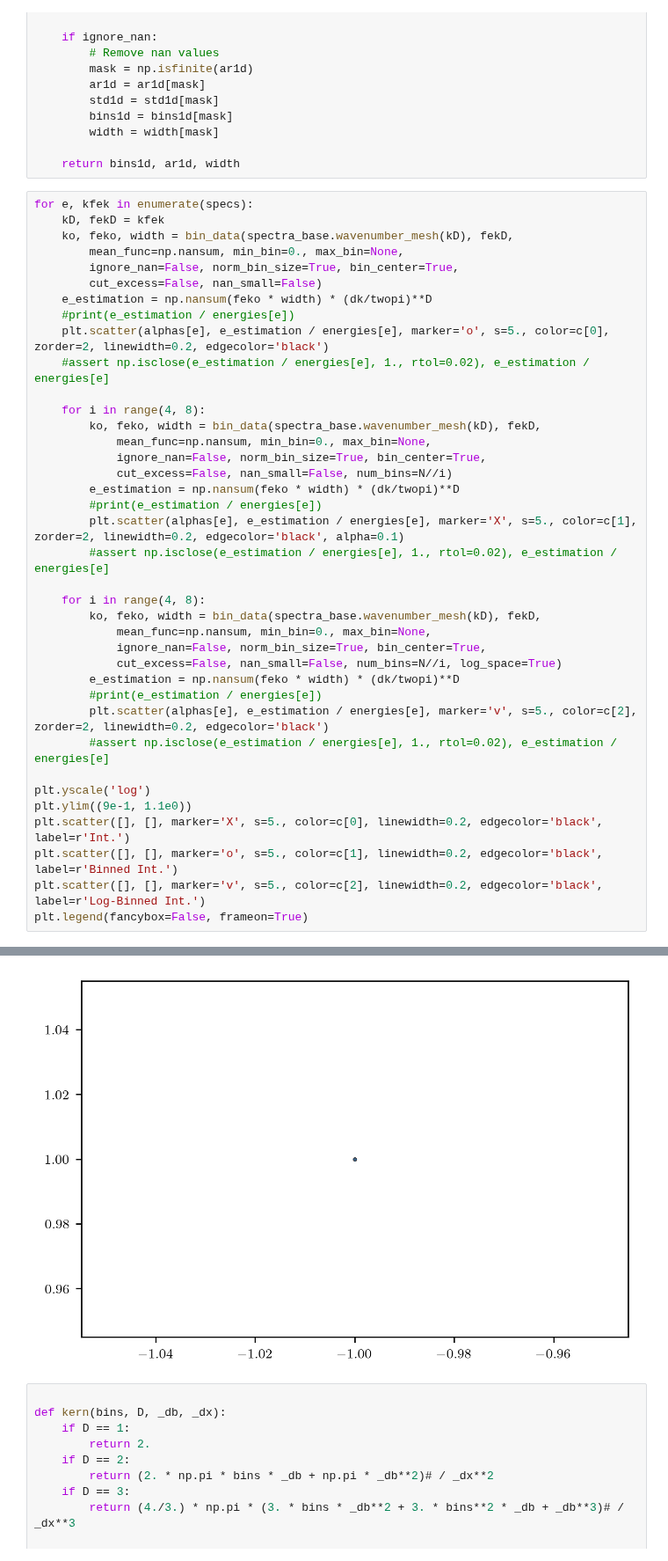
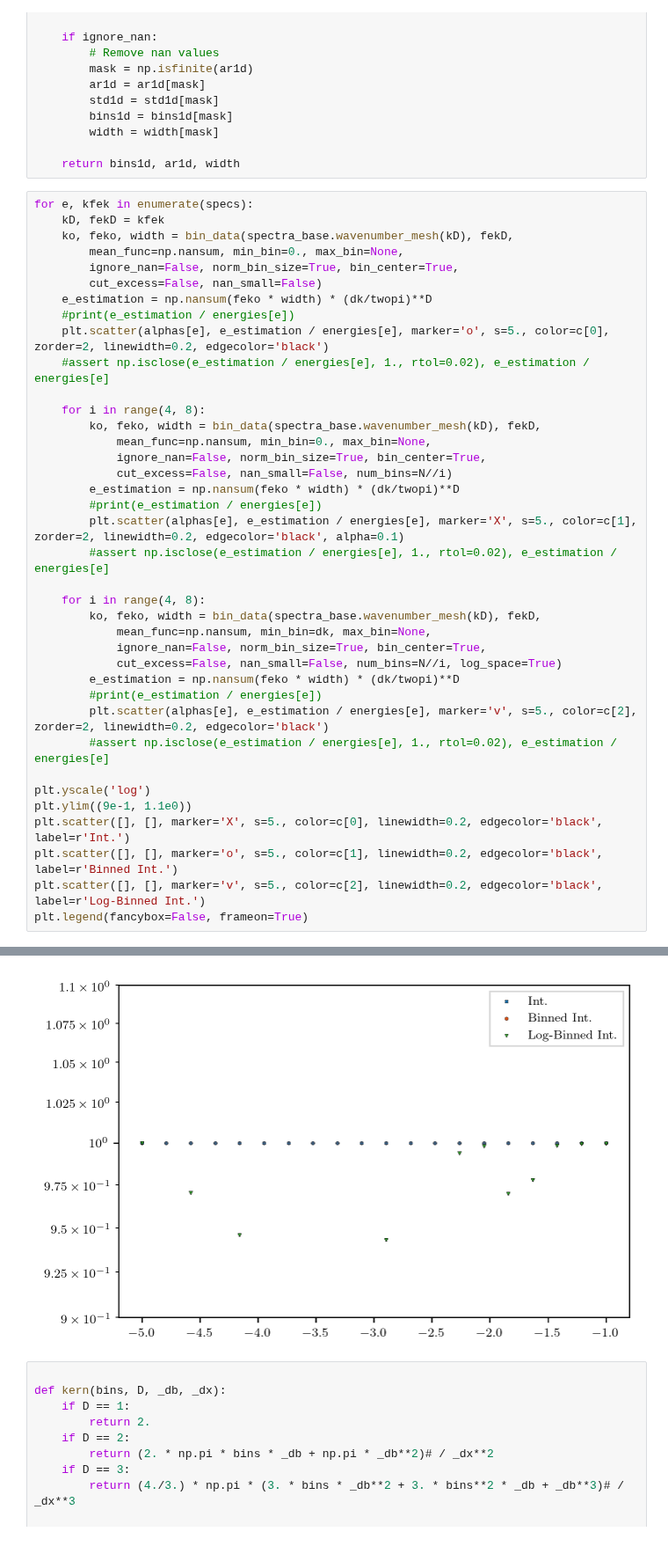
Before and after one commit to mab68/Kea, a Jupyter notebook: example_notebooks/parsevals.ipynb, the cells around one changed output, grey strips where cells are left out. Shown at 88% size. Saved outputs shown, nothing was run; the diff lists cells and outputs as text.

```diff
--- a/example_notebooks/parsevals.ipynb
+++ b/example_notebooks/parsevals.ipynb
@@ -194,7 +194,7 @@ for e, kfek in enumerate(specs):
 
     for i in range(4, 8):
         ko, feko, width = bin_data(spectra_base.wavenumber_mesh(kD), fekD,
-            mean_func=np.nansum, min_bin=0., max_bin=None,
+            mean_func=np.nansum, min_bin=dk, max_bin=None,
             ignore_nan=False, norm_bin_size=True, bin_center=True,
             cut_excess=False, nan_small=False, num_bins=N//i, log_space=True)
         e_estimation = np.nansum(feko * width) * (dk/twopi)**D
@@ -213,4 +213,4 @@ ValueError: cannot convert float NaN to integer
-[figure, old version]
+[figure, new version]
 # %%
 
 def kern(bins, D, _db, _dx):
```
Also changed, not shown: parts of 1 cell of this notebook, 3 other files.
